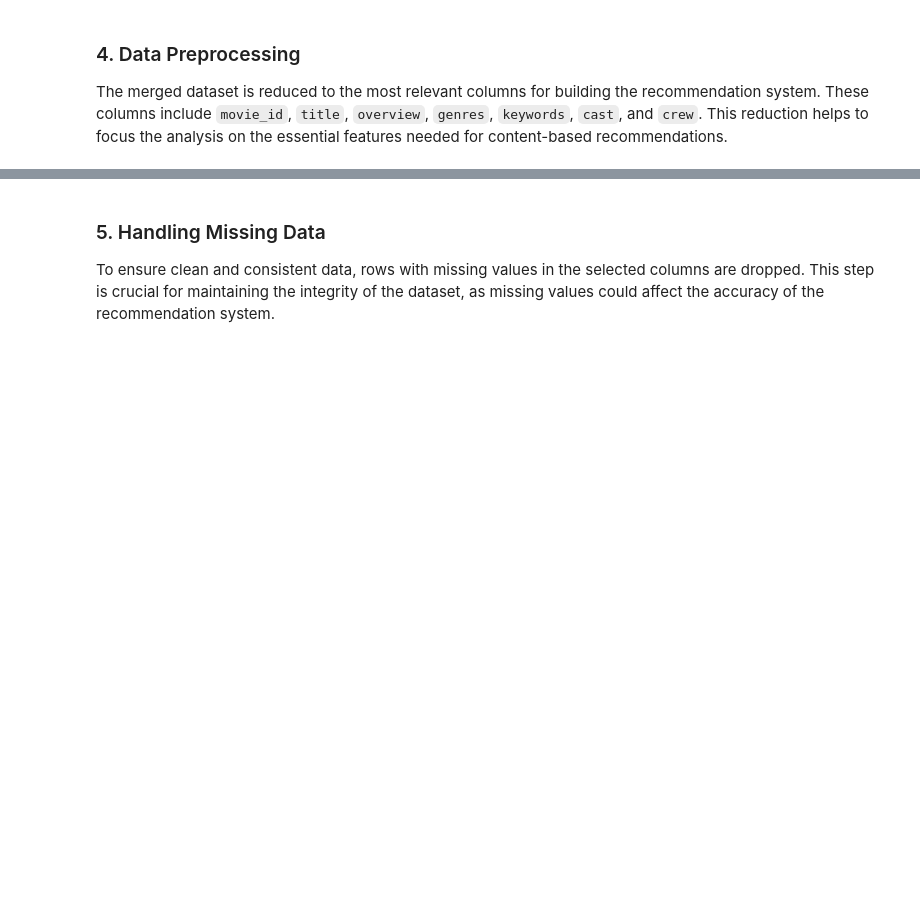
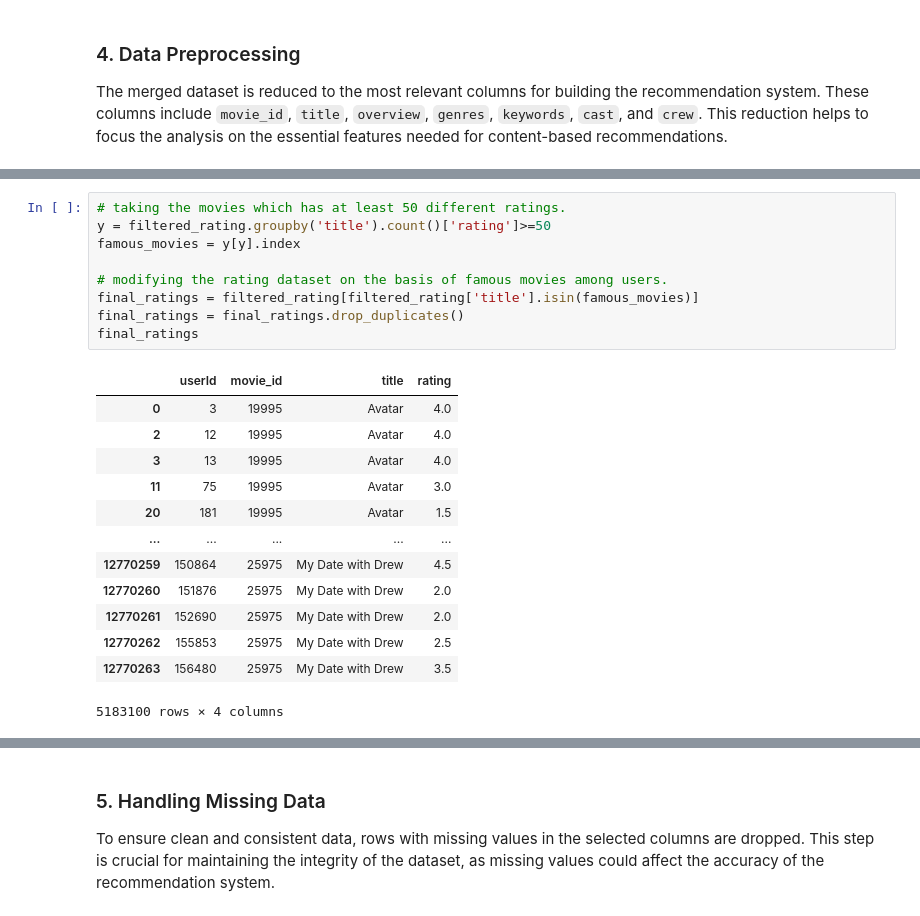
Before and after one commit to smabid2018/Netflix_movies_recomendation_System, a Jupyter notebook: Movies_Recomendation_System.ipynb, the cells around one changed output, grey strips where cells are left out. Drawn from its saved outputs; the diff is of its cells as text; blank space fills up the shorter version.

```diff
--- a/Movies_Recomendation_System.ipynb
+++ b/Movies_Recomendation_System.ipynb
@@ -142,0 +125,23 @@ user_movie_rating_table
+# %%
+# taking the movies which has at least 50 different ratings.
+y = filtered_rating.groupby('title').count()['rating']>=50
+famous_movies = y[y].index
+
+# modifying the rating dataset on the basis of famous movies among users.
+final_ratings = filtered_rating[filtered_rating['title'].isin(famous_movies)]
+final_ratings = final_ratings.drop_duplicates()
+final_ratings
+# %% [output]
+|  | userId | movie_id | title | rating |
+| 0 | 3 | 19995 | Avatar | 4.0 |
+| 2 | 12 | 19995 | Avatar | 4.0 |
+| 3 | 13 | 19995 | Avatar | 4.0 |
+| 11 | 75 | 19995 | Avatar | 3.0 |
+| 20 | 181 | 19995 | Avatar | 1.5 |
+| ... | ... | ... | ... | ... |
+| 12770259 | 150864 | 25975 | My Date with Drew | 4.5 |
+| 12770260 | 151876 | 25975 | My Date with Drew | 2.0 |
+| 12770261 | 152690 | 25975 | My Date with Drew | 2.0 |
+| 12770262 | 155853 | 25975 | My Date with Drew | 2.5 |
+| 12770263 | 156480 | 25975 | My Date with Drew | 3.5 |
+5183100 rows × 4 columns
```
Also changed, not shown: parts of 76 cells of this notebook, 1 other file.
